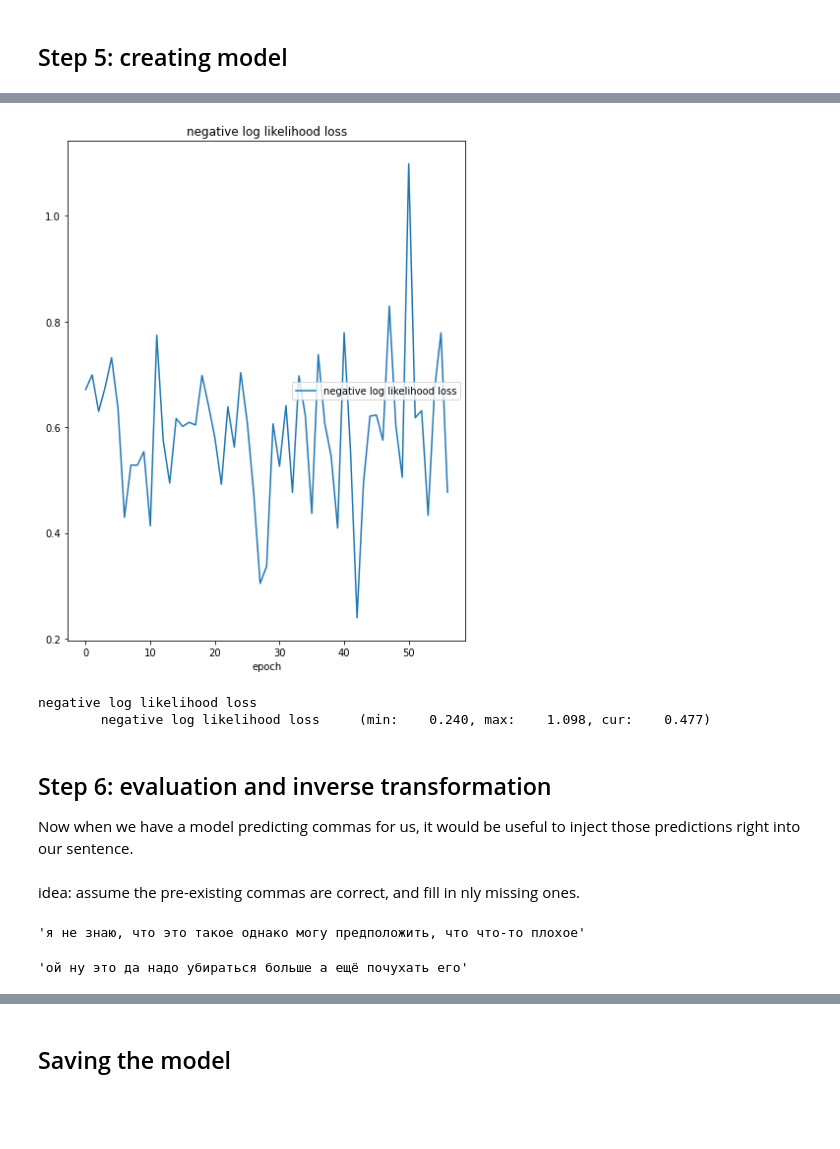
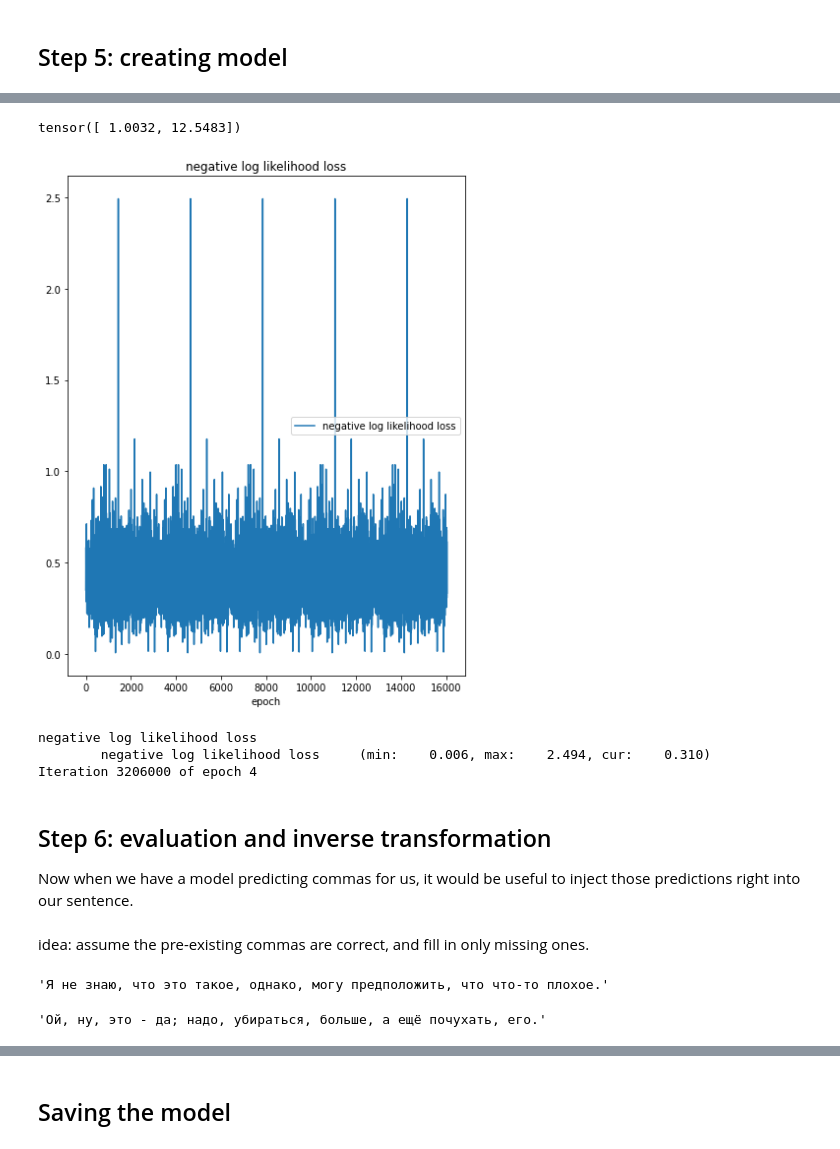
Before and after one commit to tomateit/punctuation-restoration, a Jupyter notebook: notebooks/1-seq2seq_formulation.ipynb, the cells around one changed output, grey strips where cells are left out. Drawn from its saved outputs; the diff is of its cells as text; code cells hidden in the pictures; blank space fills up the shorter version.

Commit message:
Retrained with corpus of russian literature, works kinda okay, but has no awareness of right-side context

```diff
--- a/notebooks/1-seq2seq_formulation.ipynb
+++ b/notebooks/1-seq2seq_formulation.ipynb
@@ -30,0 +47,2 @@ corpus = [text.replace(",", " ,") for text in data.text]
+# %%
+corpus.extend([record.text.replace(",", " ,") for record in records])
@@ -32,14 +54,14 @@ corpus = [text.replace(",", " ,") for text in data.text]
 ## Step 2: creating encoder
 For such modified text data bpe encoder shall be trained separately, of course.
 # %%
-TOTAL_WORDS = 30000
+TOTAL_WORDS = 5000
 BPE_MODEL_PATH = "bpe.yttm"
 def create_bpe_tokenizer_from_scratch(corpus, train_data_path="yttm_train_data.txt"):
     with open(train_data_path, "w") as _file:
         _file.writelines(corpus)
     # Training model
     # (data, model, vocab_size, coverage, n_threads=-1, pad_id=0, unk_id=1, bos_id=2, eos_id=3)
-    return yttm.BPE.train(data=train_data_path, vocab_size=TOTAL_WORDS, model=BPE_MODEL_PATH)
+    return yttm.BPE.train(data=train_data_path, vocab_size=TOTAL_WORDS, model=BPE_MODEL_PATH, n_threads=6)
 # %%
 bpe = create_bpe_tokenizer_from_scratch(" \n ".join(corpus))
 # %%
@@ -108,6 +127,8 @@ for idx, sent in enumerate(corpus_of_sents_with_commas):
     encoded_sentence = list(filter(lambda x: x != COMMA, encoded_sentence))
     es_len = len(encoded_sentence)
     tl_len = len(taglist)
+    if es_len > 200:
+        continue # I keep no hope the net will manage to comprehend such a lenthy chunk
     if es_len != tl_len:
         print(f"Lengthes do not match at {idx}: sentence has {es_len} and taglist has {tl_len}")
         continue
@@ -187,43 +221,42 @@ optimizer     = optim.SGD(model.parameters(), lr=0.01)
+# %%
+class_weights
+# %% [output]
+tensor([ 1.0032, 12.5483])
+# %%
+loss_function = nn.NLLLoss()
 # %%
 from livelossplot import PlotLosses
 
 liveplot = PlotLosses()
 # %%
-for epoch in range(10):
+for epoch in range(5):
     for i, (text, taglist) in enumerate(zip(encoded_corpus, tags)):
-
+        model.train()
         model.zero_grad()
         text = torch.tensor(text)
         taglist = torch.tensor(taglist)
-#         print(text, labels)
-#         break
         tag_scores = model(text)
 
         loss = loss_function(tag_scores, taglist)
         loss.backward()
         optimizer.step()
 
 
-#         print(loss)
-#         print(type(loss.detach().numpy()))
-#         break
         if i % 1000 == 0:
             l = loss.detach().numpy()
             liveplot.update({'negative log likelihood loss': l})
             liveplot.draw()
-
-
-#         if i == 15000:
-#             break
+            print(f"Iteration {i} of epoch {epoch}")
 # %% [output]
-[figure, old version]
+[figure, new version]
 negative log likelihood loss
-        negative log likelihood loss     (min:    0.240, max:    1.098, cur:    0.477)
+        negative log likelihood loss     (min:    0.006, max:    2.494, cur:    0.310)
+Iteration 3206000 of epoch 4
 # %% [markdown]
 ## Step 6: evaluation and inverse transformation
 
 Now when we have a model predicting commas for us, it would be useful to inject those predictions right into our sentence.
 # %% [markdown]
-idea: assume the pre-existing commas are correct, and fill in nly missing ones.
+idea: assume the pre-existing commas are correct, and fill in only missing ones.
 # %%
 def fill_in_commas(text):
@@ -248,9 +286,9 @@ def fill_in_commas(text):
     return result
 # %%
-fill_in_commas("я не знаю что это такое однако могу предположить что что-то плохое")
+fill_in_commas("Я не знаю что это такое однако могу предположить что что-то плохое.")
 # %% [output]
-'я не знаю, что это такое однако могу предположить, что что-то плохое'
+'Я не знаю, что это такое, однако, могу предположить, что что-то плохое.'
 # %%
-fill_in_commas("ой, ну это да, надо убираться больше а ещё почухать его")
+fill_in_commas("Ой, ну это - да; надо убираться больше а ещё почухать его.")
 # %% [output]
-'ой ну это да надо убираться больше а ещё почухать его'
+'Ой, ну, это - да; надо, убираться, больше, а ещё почухать, его.'
```
Also changed, not shown: parts of 16 cells of this notebook, 4 other files.
